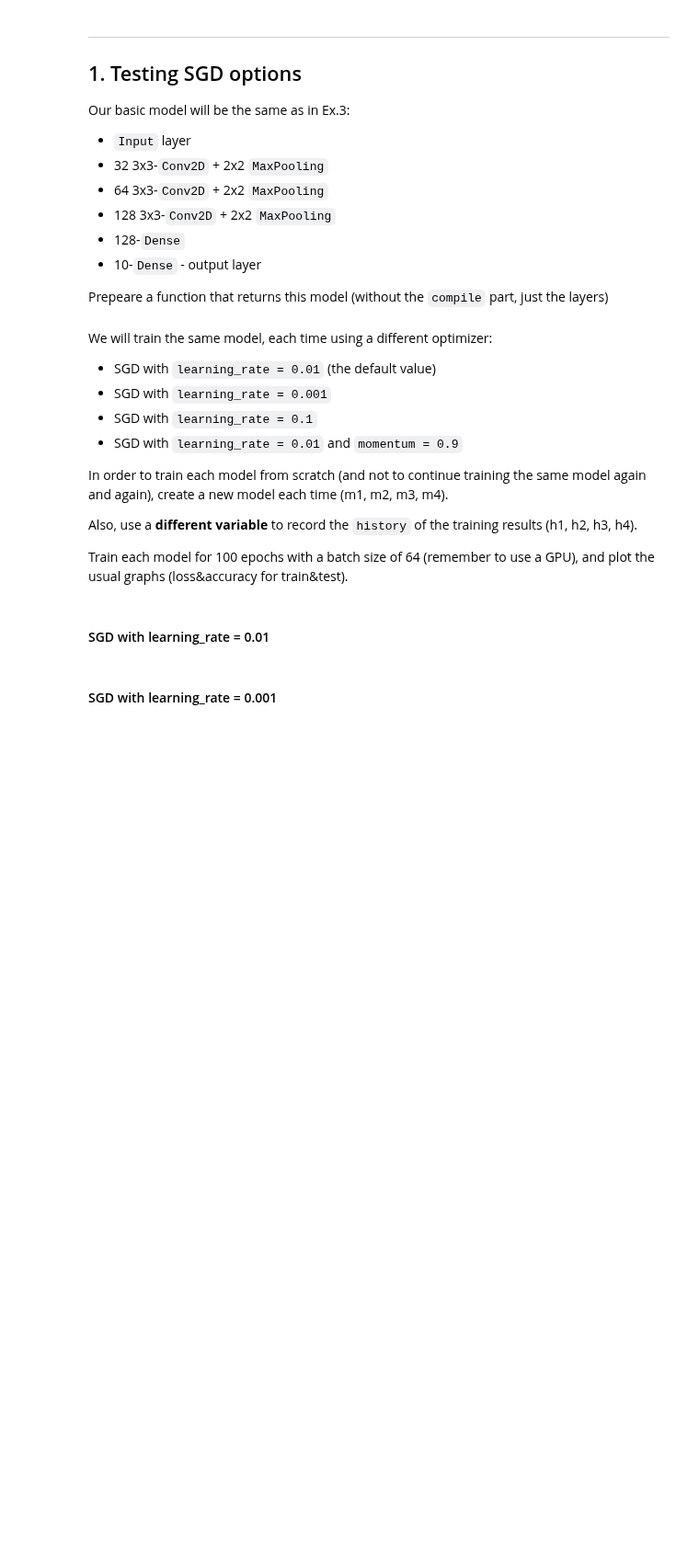
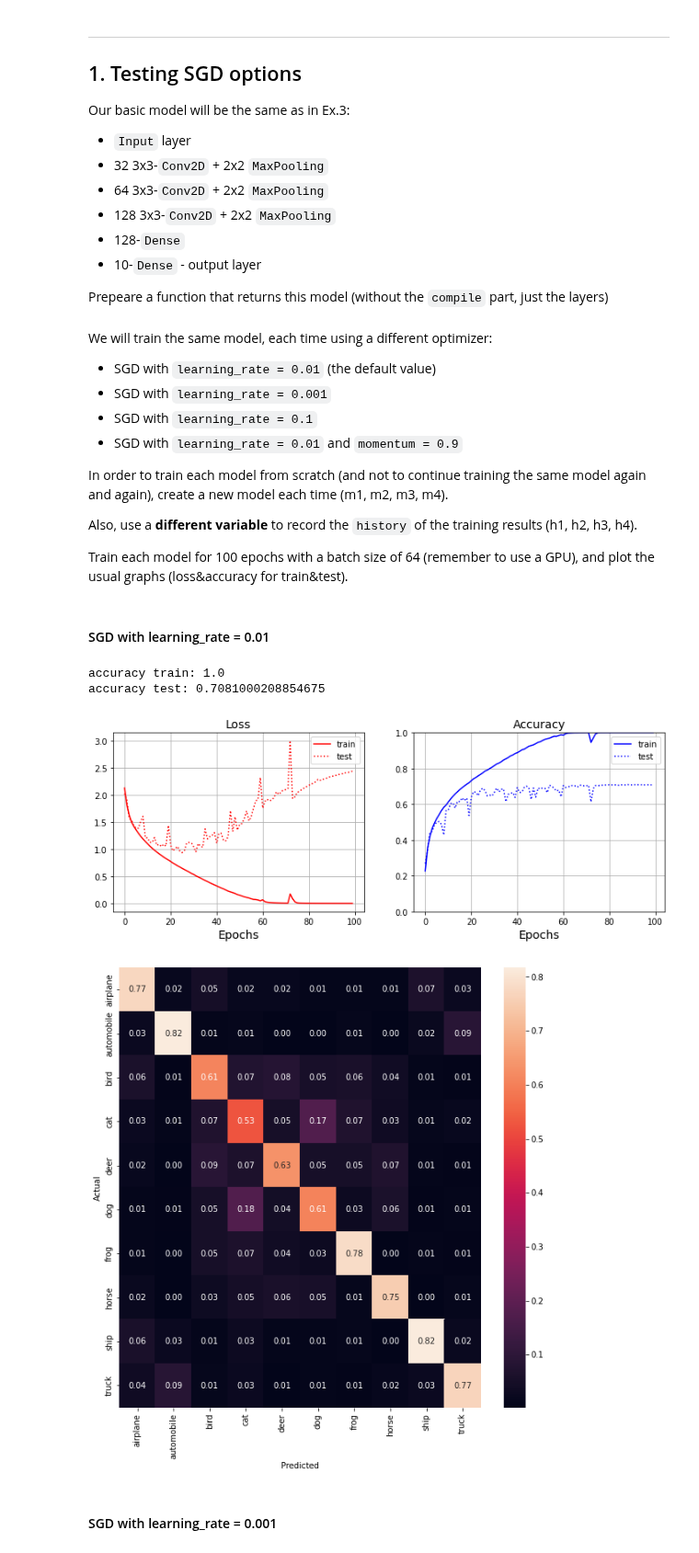
Before and after one commit to sergienko4/deep-learing, a Jupyter notebook: ex4.ipynb, the cells around one changed output. Shown at 92% size. Drawn from its saved outputs; the diff is of its cells as text; code cells hidden in the pictures; blank space fills up the shorter version.

```diff
--- a/ex4.ipynb
+++ b/ex4.ipynb
@@ -77,3 +105,26 @@ def make_basic_model():
+# %%
+def print_confusion_matrix(true_lables,predicteded_lables ):
+  predicted = tf.argmax(predicteded_lables, axis=1)
+  cm= confusion_matrix(true_lables, predicted)
+  cmn = cm.astype('float') / cm.sum(axis=1)[:, np.newaxis]
+  fig, ax = plt.subplots(figsize=(10,10))
+  heatmap(cmn, annot=True, fmt='.2f', xticklabels=class_names, yticklabels=class_names)
+  plt.ylabel('Actual')
+  plt.xlabel('Predicted')
+  plt.show(block=False)
+# %%
+results = []
+colors = ['b','g','r','y']
+# %%
+def add_result(name, result_input):
+  history = {
+    'loss':result_input.history['loss'],
+    'val_loss':result_input.history['val_loss'],
+    'accuracy':result_input.history['accuracy'],
+    'val_accuracy':result_input.history['val_accuracy']
+  }
+  result = {'model_name':name ,'history': history, 'accuracy':result_input.history['val_accuracy'][-1]}
+  results.append(result)
 # %% [markdown]
 
 We will train the same model, each time using a different optimizer:
@@ -97,2 +144,19 @@ Train each model for 100 epochs with a batch size of 64 (remember to use a GPU),
+# %%
+model = make_basic_model()
+
+opt = tf.keras.optimizers.SGD(learning_rate=0.01)
+model.compile(loss='sparse_categorical_crossentropy', optimizer=opt, metrics=['accuracy'] )
+
+history = model.fit(train_images, train_labels, epochs=100, batch_size=64, verbose=0, validation_data=(test_images,test_labels ))
+# %%
+add_result('learning_rate=0.01',history)
+y_pred  = model.predict(test_images)
+figure_result(history.history['loss'],history.history['val_loss'],history.history['accuracy'],history.history['val_accuracy'])
+print_confusion_matrix(test_labels,y_pred)
+# %% [output]
+accuracy train: 1.0
+accuracy test: 0.7081000208854675
+[figure, added]
+[figure, added]
 # %% [markdown]
 #### SGD with learning_rate = 0.001
```
Also changed, not shown: parts of 15 cells of this notebook.
